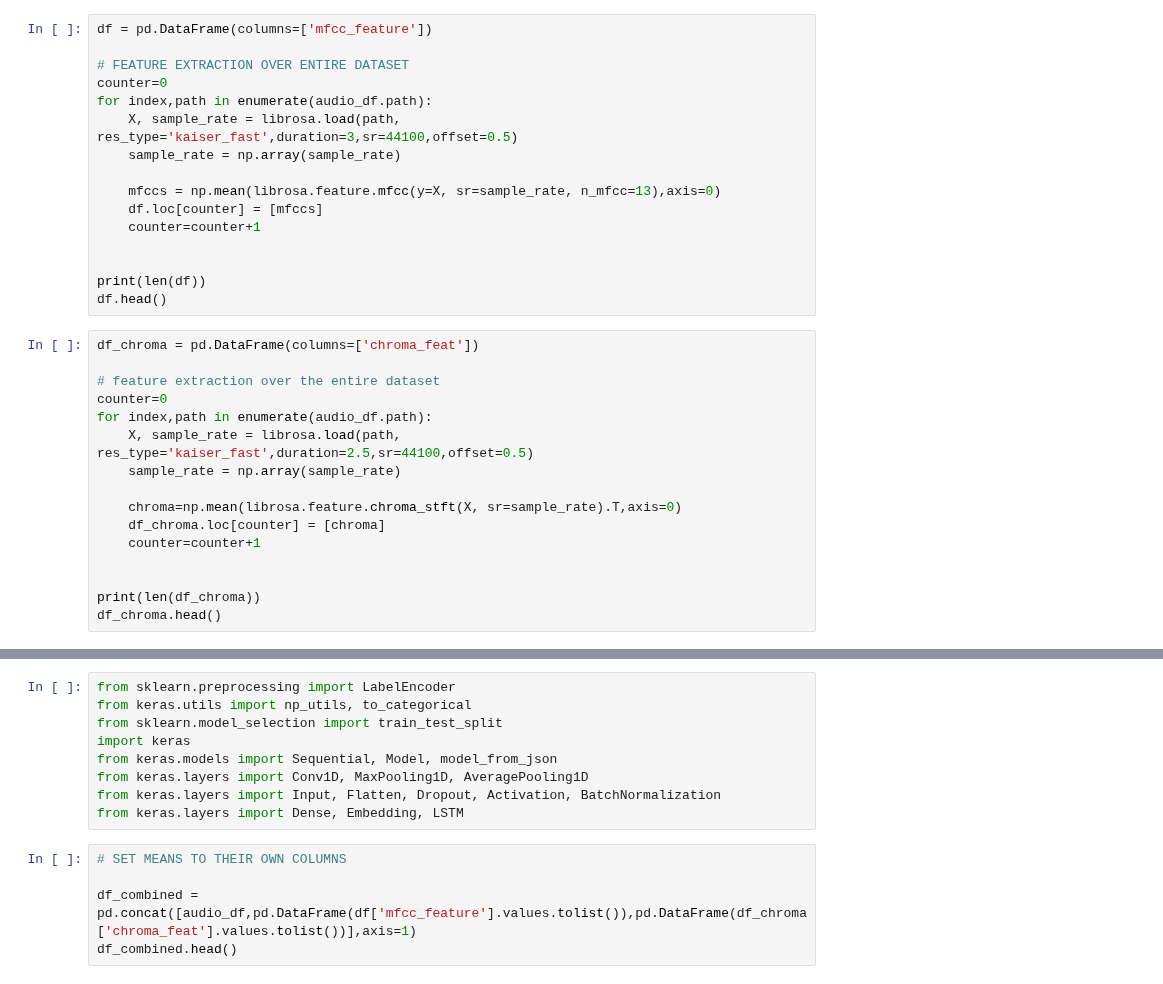
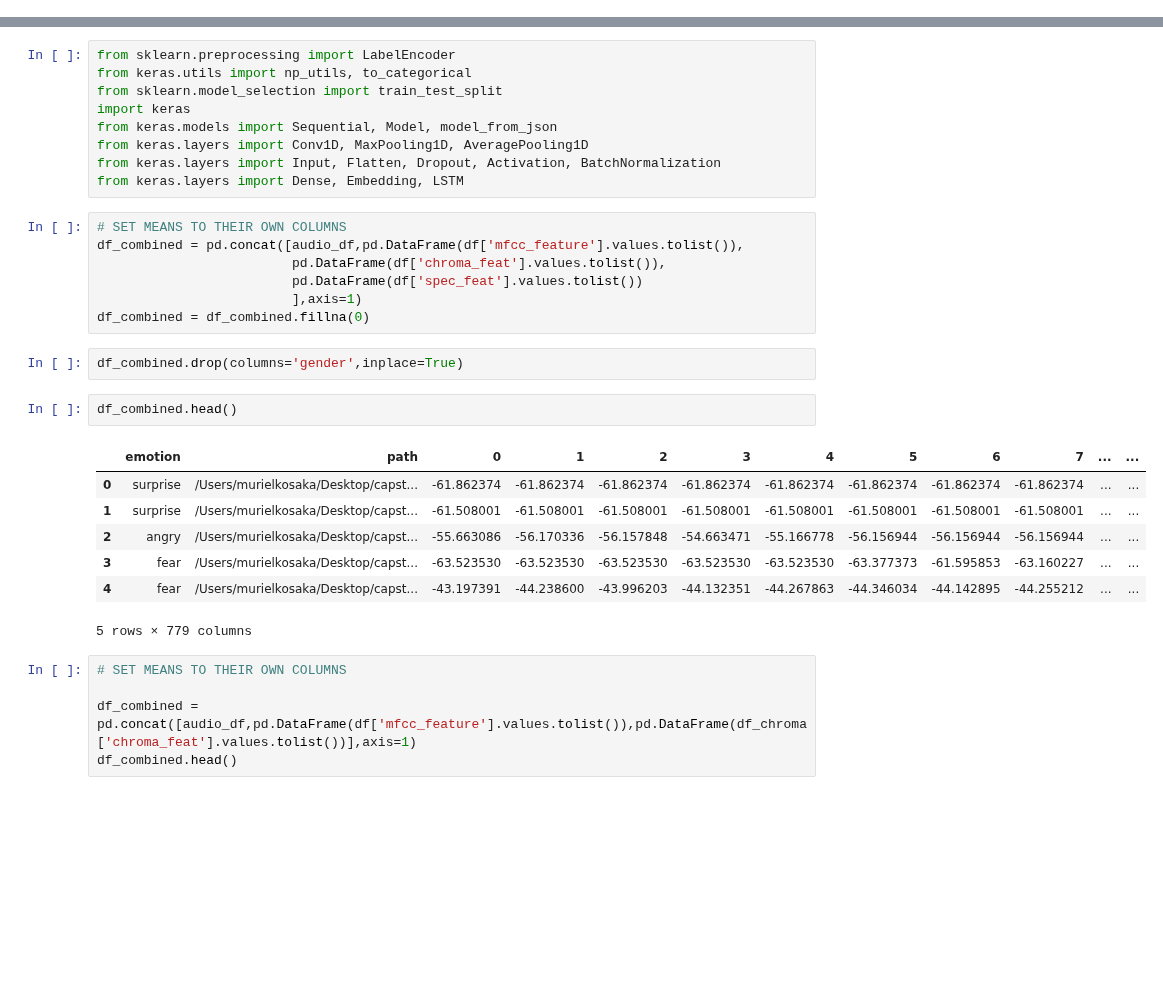
Before and after one commit to mkosaka1/Speech_Emotion_Recognition, a Jupyter notebook: eda_preprocessing_old.ipynb, the cells around one changed output, grey strips where cells are left out. Saved outputs shown, nothing was run; the diff lists cells and outputs as text; blank space fills up the shorter version.

```diff
--- a/eda_preprocessing_old.ipynb
+++ b/eda_preprocessing_old.ipynb
@@ -289,35 +286,3 @@ librosa.display.specshow(db_spec,y_axis='mel', x_axis='time', sr=sampling_rate)
 plt.colorbar();
 # %% [markdown]
 ## Feature Extraction
-# %%
-df = pd.DataFrame(columns=['mfcc_feature'])
-
-# FEATURE EXTRACTION OVER ENTIRE DATASET
-counter=0
-for index,path in enumerate(audio_df.path):
-    X, sample_rate = librosa.load(path, res_type='kaiser_fast',duration=3,sr=44100,offset=0.5)
-    sample_rate = np.array(sample_rate)
-
-    mfccs = np.mean(librosa.feature.mfcc(y=X, sr=sample_rate, n_mfcc=13),axis=0)
-    df.loc[counter] = [mfccs]
-    counter=counter+1
-
-
-print(len(df))
-df.head()
-# %%
-df_chroma = pd.DataFrame(columns=['chroma_feat'])
-
-# feature extraction over the entire dataset
-counter=0
-for index,path in enumerate(audio_df.path):
-    X, sample_rate = librosa.load(path, res_type='kaiser_fast',duration=2.5,sr=44100,offset=0.5)
-    sample_rate = np.array(sample_rate)
-
-    chroma=np.mean(librosa.feature.chroma_stft(X, sr=sample_rate).T,axis=0)
-    df_chroma.loc[counter] = [chroma]
-    counter=counter+1
-
-
-print(len(df_chroma))
-df_chroma.head()
@@ -351,6 +360,25 @@ from keras.models import Sequential, Model, model_from_json
 from keras.layers import Conv1D, MaxPooling1D, AveragePooling1D
 from keras.layers import Input, Flatten, Dropout, Activation, BatchNormalization
 from keras.layers import Dense, Embedding, LSTM
+# %%
+# SET MEANS TO THEIR OWN COLUMNS
+df_combined = pd.concat([audio_df,pd.DataFrame(df['mfcc_feature'].values.tolist()),
+                         pd.DataFrame(df['chroma_feat'].values.tolist()),
+                         pd.DataFrame(df['spec_feat'].values.tolist())
+                         ],axis=1)
+df_combined = df_combined.fillna(0)
+# %%
+df_combined.drop(columns='gender',inplace=True)
+# %%
+df_combined.head()
+# %% [output]
+|  | emotion | path | 0 | 1 | 2 | 3 | 4 | 5 | 6 | 7 | ... | ... |
+| 0 | surprise | /Users/murielkosaka/Desktop/capst... | -61.862374 | -61.862374 | -61.862374 | -61.862374 | -61.862374 | -61.862374 | -61.862374 | -61.862374 | ... | ... |
+| 1 | surprise | /Users/murielkosaka/Desktop/capst... | -61.508001 | -61.508001 | -61.508001 | -61.508001 | -61.508001 | -61.508001 | -61.508001 | -61.508001 | ... | ... |
+| 2 | angry | /Users/murielkosaka/Desktop/capst... | -55.663086 | -56.170336 | -56.157848 | -54.663471 | -55.166778 | -56.156944 | -56.156944 | -56.156944 | ... | ... |
+| 3 | fear | /Users/murielkosaka/Desktop/capst... | -63.523530 | -63.523530 | -63.523530 | -63.523530 | -63.523530 | -63.377373 | -61.595853 | -63.160227 | ... | ... |
+| 4 | fear | /Users/murielkosaka/Desktop/capst... | -43.197391 | -44.238600 | -43.996203 | -44.132351 | -44.267863 | -44.346034 | -44.142895 | -44.255212 | ... | ... |
+5 rows × 779 columns
 # %%
 # SET MEANS TO THEIR OWN COLUMNS
 
```
Also changed, not shown: parts of 20 cells of this notebook.
